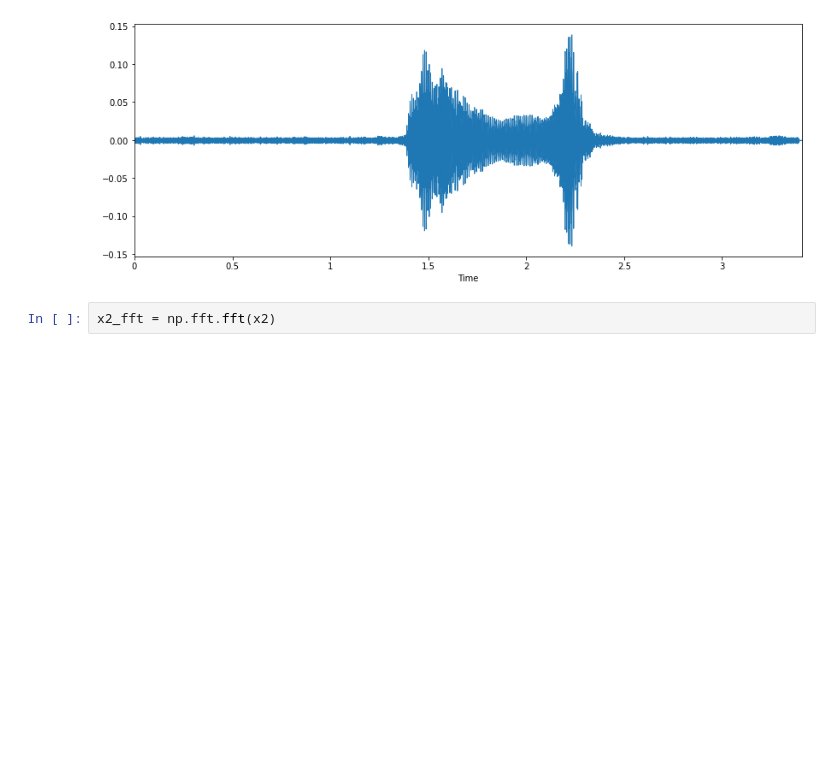
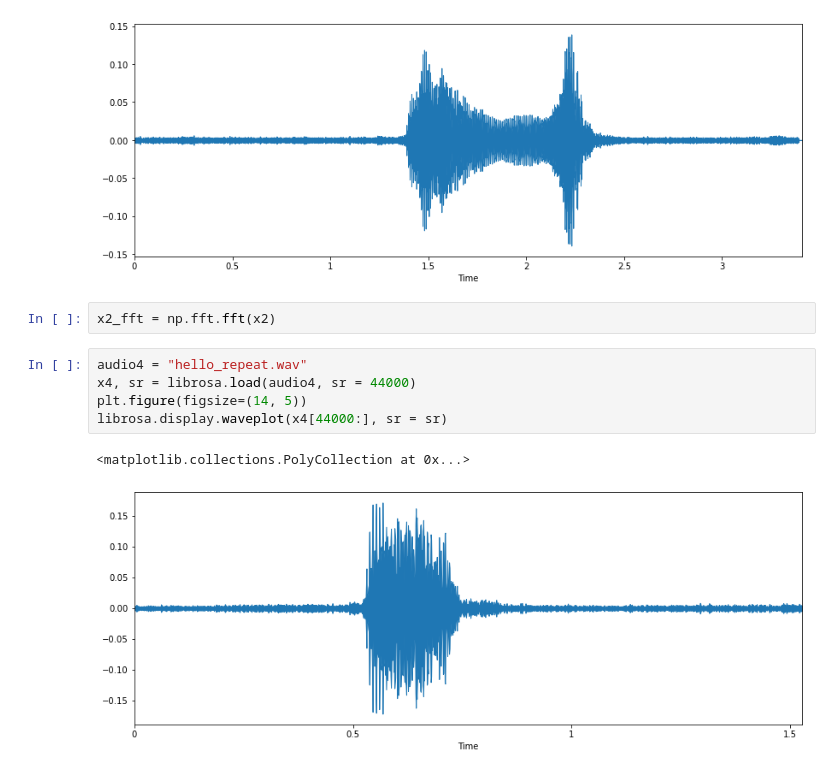
Before and after one commit to Yushgoel/pitch-variation, a Jupyter notebook: FFT Analysis.ipynb, the cells around one changed output. Cells and saved outputs as stored; diff of their text form; blank space fills up the shorter version.

```diff
--- a/FFT Analysis.ipynb
+++ b/FFT Analysis.ipynb
@@ -96,3 +96,11 @@ librosa.display.waveplot(x2, sr = sr)
 [figure]
 # %%
 x2_fft = np.fft.fft(x2)
+# %%
+audio4 = "hello_repeat.wav"
+x4, sr = librosa.load(audio4, sr = 44000)
+plt.figure(figsize=(14, 5))
+librosa.display.waveplot(x4[44000:], sr = sr)
+# %% [output]
+<matplotlib.collections.PolyCollection at 0x...>
+[figure, added]
```
Also changed, not shown: parts of 12 cells of this notebook, 2 other files.
